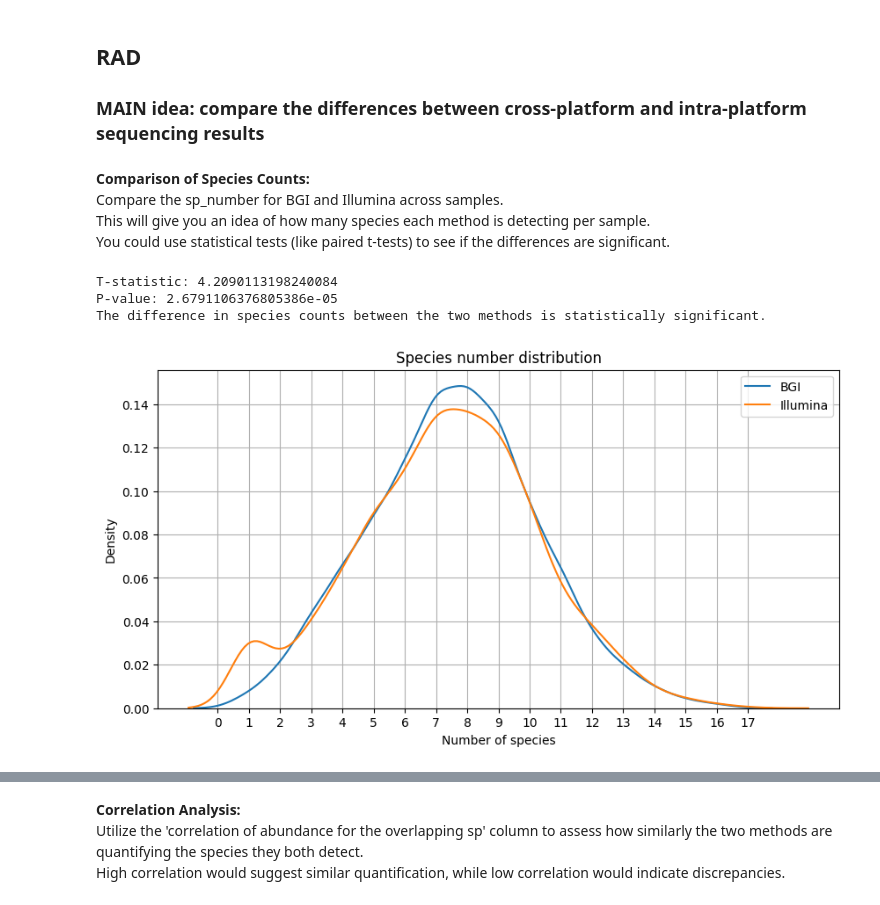
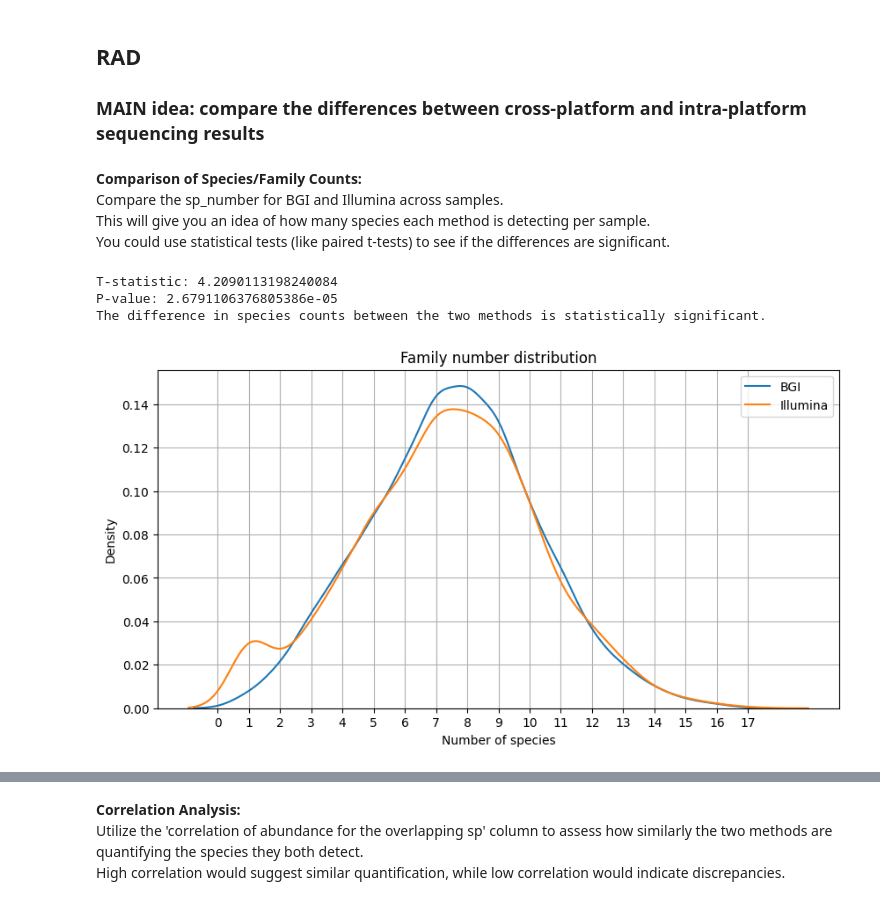
Before and after one commit to Chartiza/2024_Illumina_vs_BGI, a Jupyter notebook: step2_Reads_annotation_comparison_KRAKEN/Family_aggregation_analysis.ipynb, the cells around one changed output, grey strips where cells are left out. Saved outputs shown, nothing was run; the diff lists cells and outputs as text; code cells hidden in the pictures.

```diff
--- a/step2_Reads_annotation_comparison_KRAKEN/Family_aggregation_analysis.ipynb
+++ b/step2_Reads_annotation_comparison_KRAKEN/Family_aggregation_analysis.ipynb
@@ -76,7 +76,7 @@ df.head()
 ## RAD
 ### MAIN idea: compare the differences between cross-platform and intra-platform sequencing results
 # %% [markdown]
-**Comparison of Species Counts:**
+**Comparison of Species/Family Counts:**
 Compare the sp_number for BGI and Illumina across samples.
 This will give you an idea of how many species each method is detecting per sample.
 You could use statistical tests (like paired t-tests) to see if the differences are significant.
@@ -109,17 +109,17 @@ The difference in species counts between the two methods is statistically signif
 # %%
 # plot sp number destribution for two methods
 plt.figure(figsize=(10, 5))
 sns.kdeplot(sp_counts_method1, bw_adjust=1, label='BGI')
 sns.kdeplot(sp_counts_method2, bw_adjust=1, label='Illumina')
 plt.xticks(range(0, 18, 1))
 plt.grid(True)
 plt.xlabel('Number of species')
 plt.ylabel('Density')
-plt.title('Species number distribution')
+plt.title('Family number distribution')
 plt.legend()
-plt.savefig('results/SpeciesCounts_destr.png', dpi=300)
+plt.savefig('results/1_FamilyCounts_destr.png', dpi=300)
 # %% [output]
-[figure, old version]
+[figure, new version]
 # %%
 plt.figure(figsize=(4,4))
 plt.scatter(df['bgi_sample_number'], df['ill_sample_number'], color='#75c7c9', alpha=0.7, s=8)
```
Also changed, not shown: parts of 14 cells of this notebook, 6 other files.
